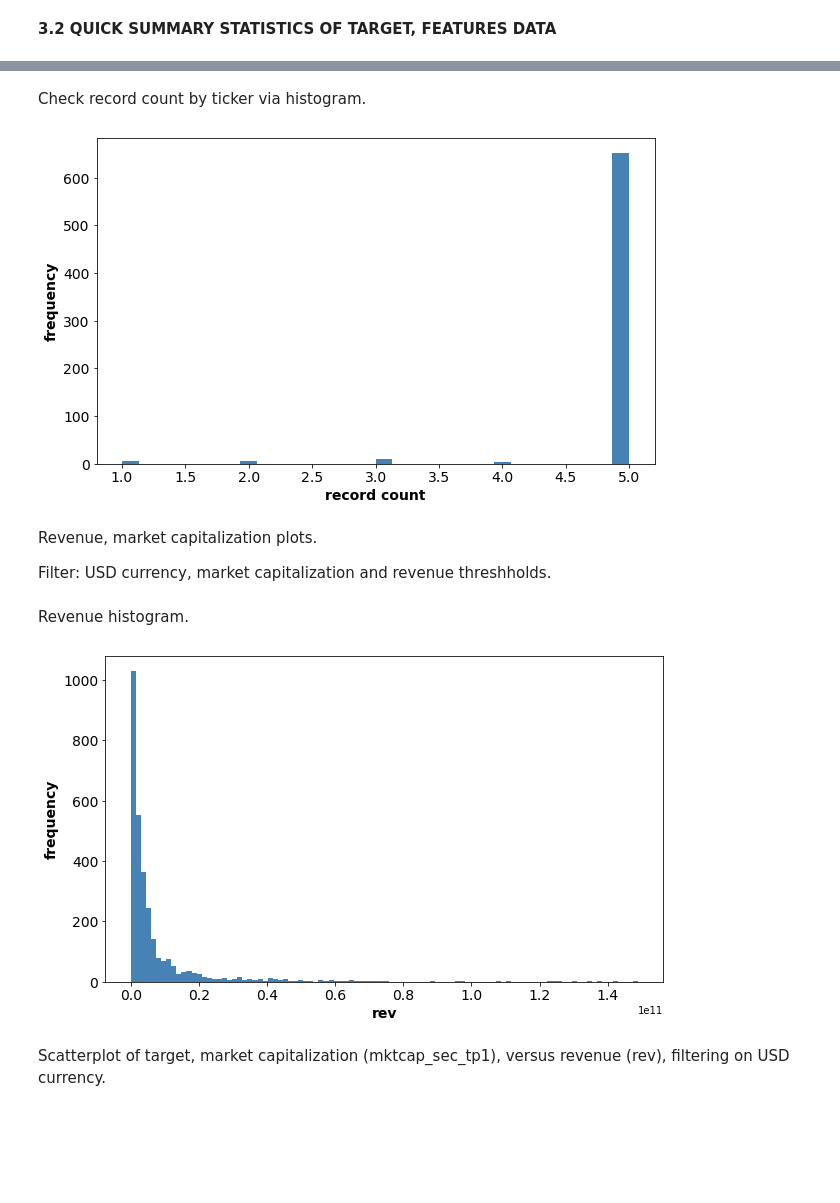
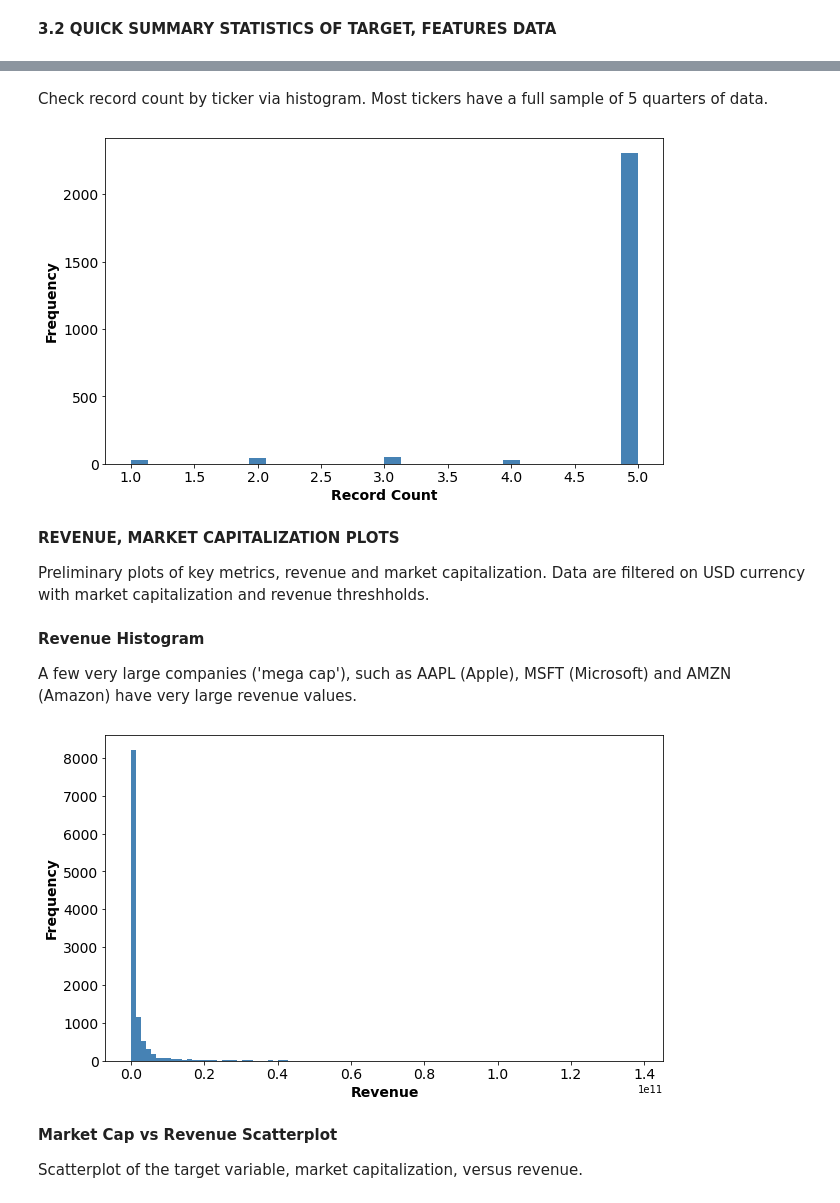
Before and after one commit to gskalski267/springboard, a Jupyter notebook: Capstone_Project_3/notebooks/012_Cap3_DataWrangling.ipynb, the cells around one changed output, grey strips where cells are left out. Cells and saved outputs as stored; diff of their text form; code cells hidden in the pictures; blank space fills up the shorter version.

Commit message:
Cap3 DataWrangling, comments, refresh

```diff
--- a/Capstone_Project_3/notebooks/012_Cap3_DataWrangling.ipynb
+++ b/Capstone_Project_3/notebooks/012_Cap3_DataWrangling.ipynb
@@ -939,11 +904,6 @@ etftick031 = 'VTI'
 
 #ticker from meta data
 df_tick031 = df_sec_meta031.loc[:,['ticker']].copy()
-
-#  *********   TEST
-#df_tick031 = df_sec_meta031.loc[df_sec_meta031.loc[:,'ticker'].isin(['MSFT','NVDA','V','JPM','NOW','CRWD']),['ticker']].copy()
-#df_tick031 = df_sec_meta031.loc[df_sec_meta031.loc[:,'ticker'].isin(['MSFT','NVDA','FRSH']),['ticker']].copy()
-
 df_tick031.drop_duplicates(inplace=True)
 df_tick031.reset_index(drop=True,inplace=True)
 
@@ -954,7 +914,7 @@ df_sec_yxdata031 = pd.DataFrame()
 ct0311 = 0
 resct0311 = 0
 #216, CRWD; 1, MSFT
-for idx0311,rcd0311 in df_tick031.loc[676:685,:].iterrows():
+for idx0311,rcd0311 in df_tick031.loc[90:99,:].iterrows():
     tick031 = rcd0311[0]
     ct0311 = ct0311 + 1
 
@@ -973,7 +933,12 @@ for idx0311,rcd0311 in df_tick031.loc[676:685,:].iterrows():
         continue
 
     #exclude if multiple ccy, rpt_ccy != USD**********
-
+    set_ccy_bs031 = set(df_sec_balsht021.loc[is_tick_balsht031,'reportedCurrency'].unique())
+    set_ccy_is031 = set(df_sec_incstmt022.loc[is_tick_incstmt031,'reportedCurrency'].unique())
+    set_ccy_cf031 = set(df_sec_cshflw023.loc[is_tick_cshflw031,'reportedCurrency'].unique())
+    set_ccy_all031 = set_ccy_bs031.union(set_ccy_is031).union(set_ccy_cf031)
+    if len(set_ccy_all031) > 1:
+        continue
 
     #ticker fiscal dates, from incstmt
     df_sec_fd031 = df_sec_incstmt022.loc[is_tick_incstmt031,['fiscalDateEnding']].copy()
@@ -1361,0 +1345,17 @@ TypeError: unsupported operand type(s) for &: 'bool' and 'float'
+# %%
+#load target, feature data: df_sec_yxdata031
+data_elmt0312 = 'yxdata'
+
+#json - df_sec_res
+filnm0312 = '../data/sec_' + data_elmt0312 + '_dw_' + statusdate01.strftime('%Y%m%d') + '.json'
+
+with open(filnm0312) as f0312:
+    sec_res_dict0312 = json.load(f0312)
+
+df_sec_yxdata031 = pd.DataFrame.from_dict(sec_res_dict0312)
+
+for lst_date_itm031 in lst_yxdata_dates031:
+    df_sec_yxdata031.loc[:,lst_date_itm031] = pd.to_datetime(df_sec_yxdata031.loc[:,lst_date_itm031])
+
+del f0312, sec_res_dict0312
+#df_sec_yxdata_load0312
@@ -1495,5 +1497,5 @@ df_sec_yxdata031.loc[:,lst_yxdata_met031].eq(0).agg(func=['count','sum'],axis=0)
 # %% [markdown]
-Check record count by ticker via histogram.
+Check record count by ticker via histogram.  Most tickers have a full sample of 5 quarters of data.
 # %%
 #Tickers sorted by record counts
 df_ctbytick031 = df_sec_yxdata031.loc[:,['ticker','fisc_date_t']].groupby('ticker').count().sort_values(by='fisc_date_t')
@@ -1502,42 +1504,44 @@ df_ctbytick031 = df_sec_yxdata031.loc[:,['ticker','fisc_date_t']].groupby('ticke
 fig01, axes01 = plt.subplots(nrows=1,ncols=1,figsize=(10,6))
 
 df_ctbytick031.loc[:,'fisc_date_t'].plot(ax=axes01,kind='hist',bins=30,color='steelblue')
-axes01.set_xlabel('record count', fontsize=14.0, fontweight='bold')
+axes01.set_xlabel('Record Count', fontsize=14.0, fontweight='bold')
 axes01.tick_params(axis='x', labelsize=14)
-axes01.set_ylabel('frequency', fontsize=14.0, fontweight='bold')
+axes01.set_ylabel('Frequency', fontsize=14.0, fontweight='bold')
 axes01.tick_params(axis='y', labelsize=14)
 # %% [output]
-[figure, old version]
+[figure, new version]
 # %% [markdown]
-Revenue, market capitalization plots.
+<b>REVENUE, MARKET CAPITALIZATION PLOTS</b>
 
-Filter: USD currency, market capitalization and revenue threshholds.
+Preliminary plots of key metrics, revenue and market capitalization.  Data are filtered on USD currency with market capitalization and revenue threshholds.
 # %%
 #currency USD, revenue less than cutoff, mkt cap less than cutoff
-
-
-#????????  more than 1 rpt_ccy
-
 mc_ctff031 = 3*10**12    #$3t
-rev_ctff031 = 1.5*10**11        #$300b
+rev_ctff0311 = 5*10**6        #$5m
+rev_ctff0312 = 1.5*10**11        #$1.5b
 is_yx_USDrevmc_fltr031 = ( (df_sec_yxdata031.loc[:,'rpt_ccy'] == 'USD') &
-    (df_sec_yxdata031.loc[:,'mktcap_sec_tp1'] <= mc_ctff031) & (df_sec_yxdata031.loc[:,'rev'] <= rev_ctff031) )
+    (df_sec_yxdata031.loc[:,'mktcap_sec_tp1'] <= mc_ctff031) &
+    (df_sec_yxdata031.loc[:,'rev'] >= rev_ctff0311) & (df_sec_yxdata031.loc[:,'rev'] <= rev_ctff0312) )
-# %% [markdown]
-Revenue histogram.
+# %% [markdown]
+<b>Revenue Histogram</b>
+
+A few very large companies ('mega cap'), such as AAPL (Apple), MSFT (Microsoft) and AMZN (Amazon) have very large revenue values.
 # %%
 #hisotgram
 fig02, axes02 = plt.subplots(nrows=1,ncols=1,figsize=(10,6))
 
 df_sec_yxdata031.loc[is_yx_USDrevmc_fltr031,'rev'].plot(ax=axes02,kind='hist',bins=100,
     color='steelblue')
-axes02.set_xlabel('rev', fontsize=14.0, fontweight='bold')
+axes02.set_xlabel('Revenue', fontsize=14.0, fontweight='bold')
 axes02.tick_params(axis='x', labelsize=14)
-axes02.set_ylabel('frequency', fontsize=14.0, fontweight='bold')
+axes02.set_ylabel('Frequency', fontsize=14.0, fontweight='bold')
 axes02.tick_params(axis='y', labelsize=14)
 # %% [output]
-[figure, old version]
+[figure, new version]
-# %% [markdown]
-Scatterplot of target, market capitalization (mktcap_sec_tp1), versus revenue (rev), filtering on USD currency.
+# %% [markdown]
+<b>Market Cap vs Revenue Scatterplot</b>
+
+Scatterplot of the target variable, market capitalization, versus revenue.
 # %%
 #scatter: mktcap_sec_tp1 vs rev
 fig03, axes03 = plt.subplots(nrows=1,ncols=1,figsize=(10,6))
```
Also changed, not shown: parts of 36 cells of this notebook.
